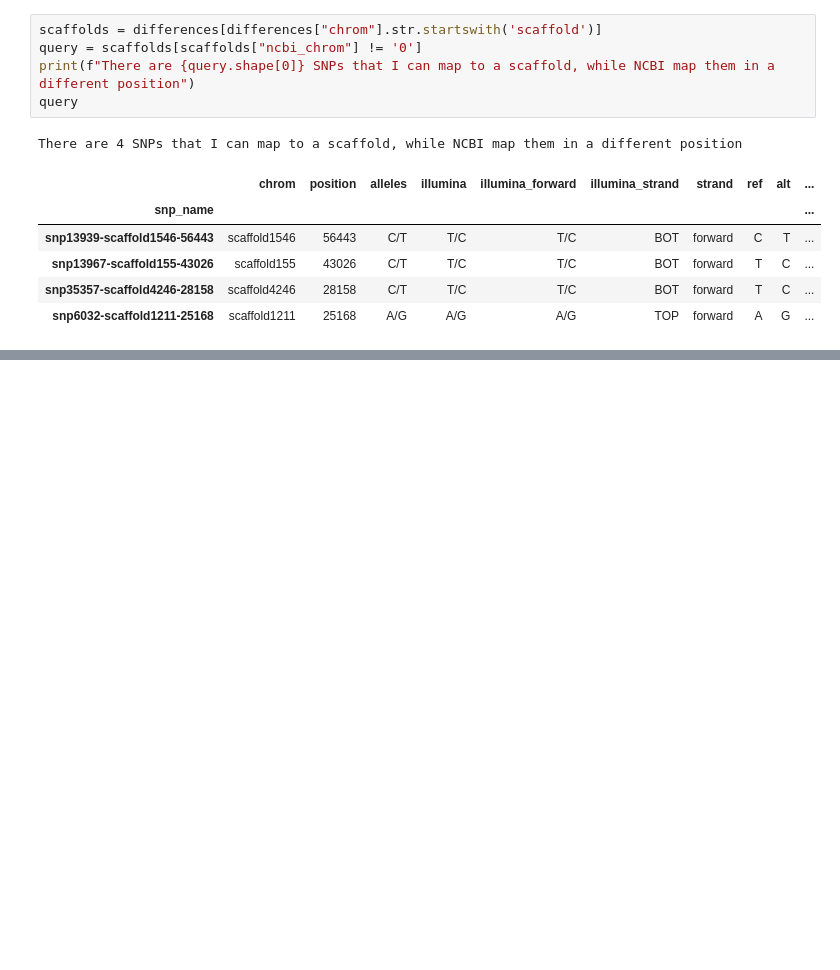
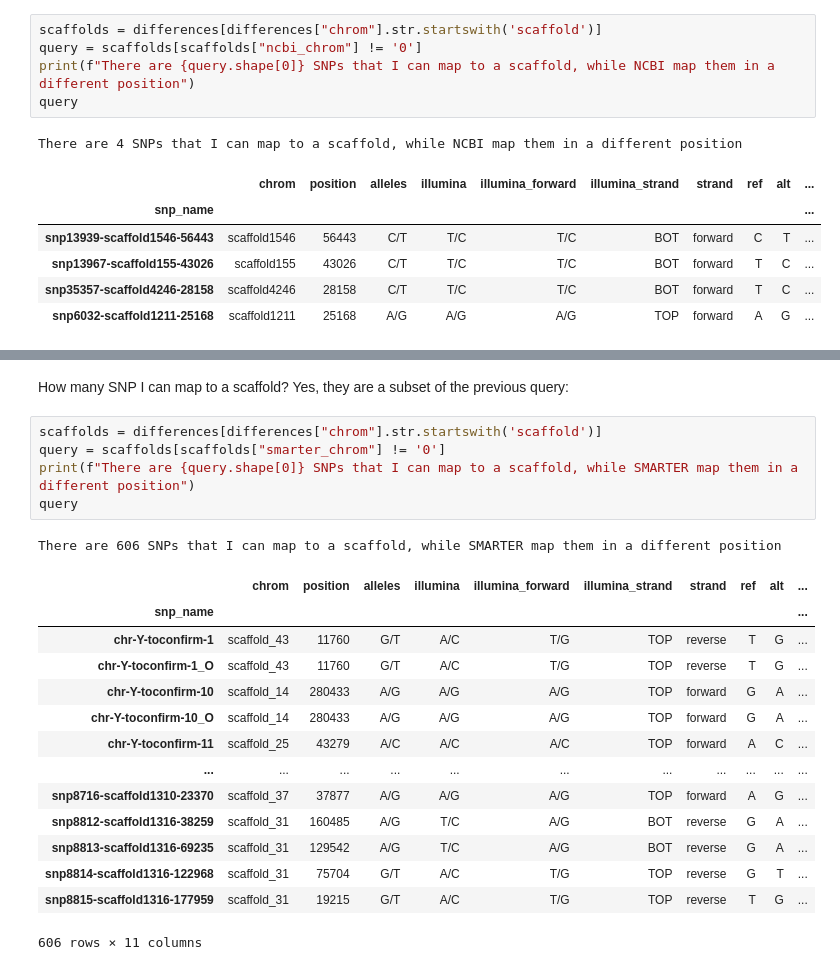
Before and after one commit to cnr-ibba/SMARTER-database, a Jupyter notebook: notebooks/exploratory/0.26.0-bunop-goat_chip_aligned.ipynb, the cells around one changed output, grey strips where cells are left out. Cells and saved outputs as stored; diff of their text form; blank space fills up the shorter version.

```diff
--- a/notebooks/exploratory/0.26.0-bunop-goat_chip_aligned.ipynb
+++ b/notebooks/exploratory/0.26.0-bunop-goat_chip_aligned.ipynb
@@ -201,0 +424,23 @@ There are 4 SNPs that I can map to a scaffold, while NCBI map them in a differen
+# %% [markdown]
+How many SNP I can map to a scaffold? Yes, they are a subset of the previous query:
+# %%
+scaffolds = differences[differences["chrom"].str.startswith('scaffold')]
+query = scaffolds[scaffolds["smarter_chrom"] != '0']
+print(f"There are {query.shape[0]} SNPs that I can map to a scaffold, while SMARTER map them in a different position")
+query
+# %% [output]
+There are 606 SNPs that I can map to a scaffold, while SMARTER map them in a different position
+|  | chrom | position | alleles | illumina | illumina_forward | illumina_strand | strand | ref | alt | ... |
+| snp_name |  |  |  |  |  |  |  |  |  | ... |
+| chr-Y-toconfirm-1 | scaffold_43 | 11760 | G/T | A/C | T/G | TOP | reverse | T | G | ... |
+| chr-Y-toconfirm-1_O | scaffold_43 | 11760 | G/T | A/C | T/G | TOP | reverse | T | G | ... |
+| chr-Y-toconfirm-10 | scaffold_14 | 280433 | A/G | A/G | A/G | TOP | forward | G | A | ... |
+| chr-Y-toconfirm-10_O | scaffold_14 | 280433 | A/G | A/G | A/G | TOP | forward | G | A | ... |
+| chr-Y-toconfirm-11 | scaffold_25 | 43279 | A/C | A/C | A/C | TOP | forward | A | C | ... |
+| ... | ... | ... | ... | ... | ... | ... | ... | ... | ... | ... |
+| snp8716-scaffold1310-23370 | scaffold_37 | 37877 | A/G | A/G | A/G | TOP | forward | A | G | ... |
+| snp8812-scaffold1316-38259 | scaffold_31 | 160485 | A/G | T/C | A/G | BOT | reverse | G | A | ... |
+| snp8813-scaffold1316-69235 | scaffold_31 | 129542 | A/G | T/C | A/G | BOT | reverse | G | A | ... |
+| snp8814-scaffold1316-122968 | scaffold_31 | 75704 | G/T | A/C | T/G | TOP | reverse | G | T | ... |
+| snp8815-scaffold1316-177959 | scaffold_31 | 19215 | G/T | A/C | T/G | TOP | reverse | T | G | ... |
+606 rows × 11 columns
```
Also changed, not shown: parts of 38 cells of this notebook.
